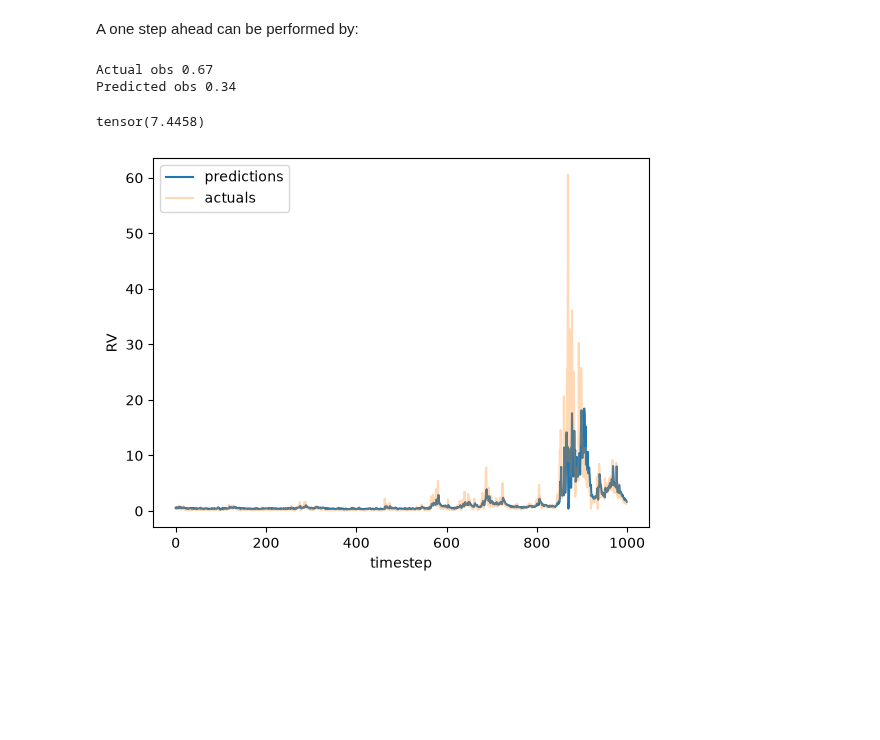
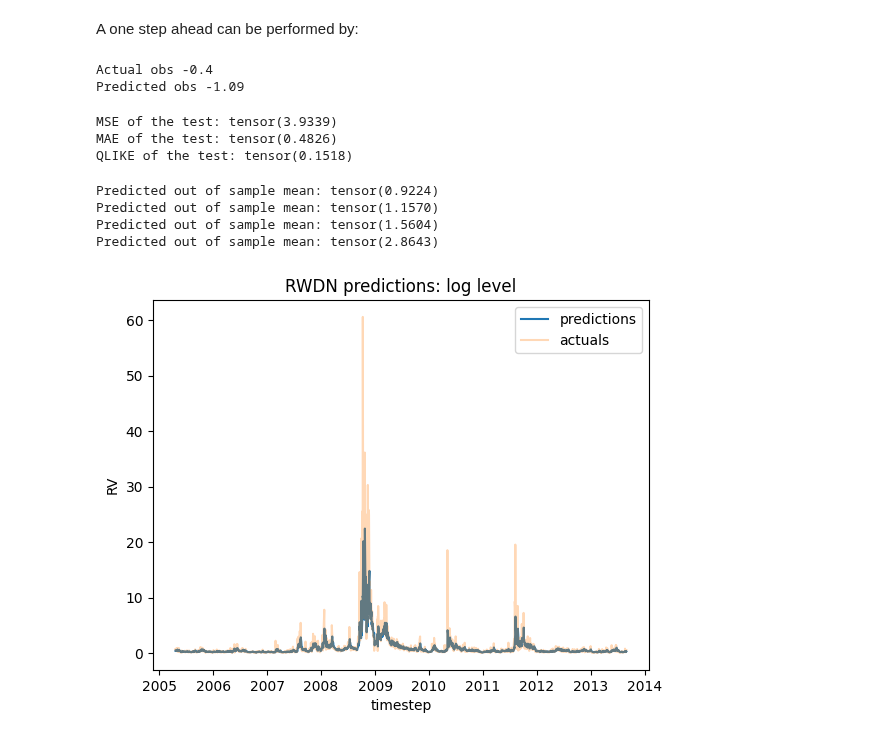
Before and after one commit to jacoporauseo/RC-Diffusion-Models-for-Time-Series-Generation, a Jupyter notebook: full_rc.ipynb, the cells around one changed output. Cells and saved outputs as stored; diff of their text form; code cells hidden in the pictures; blank space fills up the shorter version.

```diff
--- a/full_rc.ipynb
+++ b/full_rc.ipynb
@@ -134,6 +189,6 @@ rcdiffusion = RCDiff(diff = ddpm, esn = esn, denoiser = rwdn, spec = train_spec)
 # %% [markdown]
 # Training
 # %%
-df_loss, time = rcdiffusion.fit(x = RV_train, c = None)
+df_loss, time = rcdiffusion.fit(x = rv_train, c = None)
 # %% [output]
 100
@@ -153,31 +208,68 @@ plt.show()
 # %% [markdown]
 A one step ahead can be performed by:
 # %%
-x_hat, full_reverse = rcdiffusion.conditional_distribution(x = RV_train, c = None, n_samples=50)
-print('Actual obs', round(RV_test[0].item(),2))
+x_hat, full_reverse = rcdiffusion.conditional_distribution(x = rv_train, c = None, n_samples=100)
+print('Actual obs', round(rv_test[0].item(),2))
 print('Predicted obs', round(x_hat[0].mean().item(), 2))
 # %% [output]
-Actual obs 0.67
-Predicted obs 0.34
+Actual obs -0.4
+Predicted obs -1.09
 # %%
-obs = 1000 # len(RV_test) # 1000
-test = RV_test[:obs]
-
-forecast = rcdiffusion.one_step_ahead_forecast(x_train = RV_train, x_test = test)
+forecast = rcdiffusion.one_step_ahead_forecast(x_train = rv_train, x_test = rv_test)
 # %%
-import torch.nn.functional as F
+F_m = forecast.squeeze(2).mean(dim = 1)
 
-F_m = forecast.mean(dim = 1)
+if LOG:
+    F = torch.exp(F_m)
+    test = torch.exp(rv_test)
+else:
+    F = F_m.clone()
+    test = rv_test.clone()
 
-F.mse_loss(F_m, test) # should be around 3.6 to be good
+def qlike(actual, pred):
+    r = actual/pred # when pred --> large this goes to zero so
+    return torch.mean(r - (torch.log(actual) - torch.log(pred))-1) # NOTE: change this one
+
+def mse(actual, pred):
+    return torch.mean((actual-pred)**2)
+
+def mae(actual, pred):
+    return torch.mean(torch.abs(actual-pred))
+
+
+mse_test = mse(test.squeeze(1), F)
+mae_test = mae(test.squeeze(1), F)
+qlike_test = qlike(test.squeeze(1), F)
+
+print('MSE of the test:', mse_test)
+print('MAE of the test:', mae_test)
+print('QLIKE of the test:', qlike_test)
 # %% [output]
-tensor(7.4458)
+MSE of the test: tensor(3.9339)
+MAE of the test: tensor(0.4826)
+QLIKE of the test: tensor(0.1518)
+# %%
+print('Predicted out of sample mean:', F.mean(dim = 0))
+print('Predicted out of sample mean:', test.flatten().mean())
+print('Predicted out of sample mean:', F.std(dim = 0))
+print('Predicted out of sample mean:', test.flatten().std())
+# %% [output]
+Predicted out of sample mean: tensor(0.9224)
+Predicted out of sample mean: tensor(1.1570)
+Predicted out of sample mean: tensor(1.5604)
+Predicted out of sample mean: tensor(2.8643)
 # %%
-plt.plot(F_m.detach().numpy(), label = 'predictions')
-plt.plot(test.detach().numpy(), label = 'actuals', alpha = 0.3)
+predictions_df = pd.DataFrame({'predictions' : F.detach().numpy().flatten(),
+                               'true' : test.detach().numpy().flatten()},
+                            index = dates_test
+                            )
+
+plt.title('RWDN predictions: log level' if LOG else 'RWDN predictions: level')
+plt.plot(predictions_df.index, predictions_df['predictions'], label = 'predictions')
+plt.plot(predictions_df.index, predictions_df['true'], label = 'actuals', alpha = 0.3)
 plt.ylabel('RV')
 plt.xlabel('timestep')
 plt.legend()
 plt.show()
 # %% [output]
-[figure, old version]
+[figure, new version]
```
Also changed, not shown: parts of 16 cells of this notebook, 4 other files.
